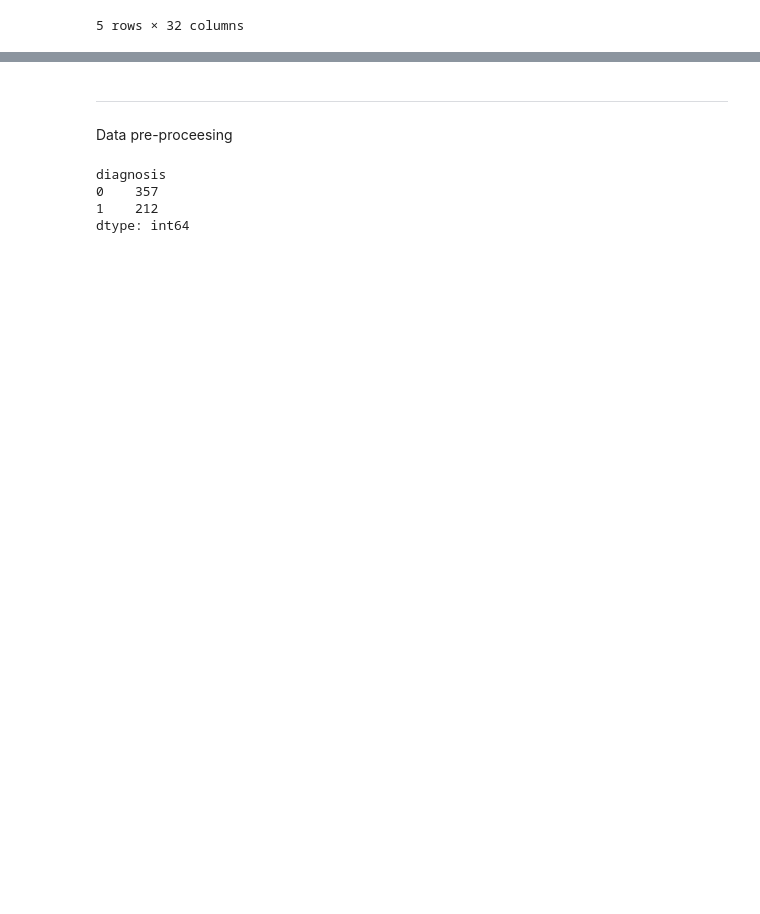
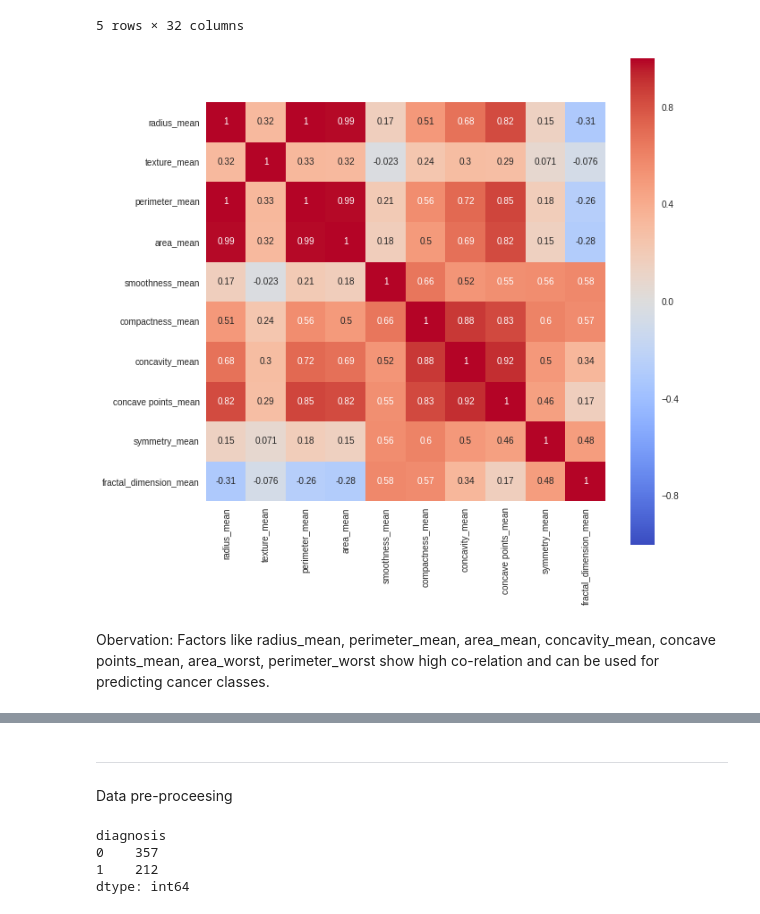
Before and after one commit to riyanagpal24/BreastCancer-SVM, a Jupyter notebook: Breast_cancer.ipynb, the cells around one changed output, grey strips where cells are left out. Drawn from its saved outputs; the diff is of its cells as text; code cells hidden in the pictures; blank space fills up the shorter version.

```diff
--- a/Breast_cancer.ipynb
+++ b/Breast_cancer.ipynb
@@ -26,6 +26,23 @@ data.head()
 | 3 | 84348301 | M | 11.42 | 20.38 | 77.58 | 386.1 | 0.14250 | ... |
 | 4 | 84358402 | M | 20.29 | 14.34 | 135.10 | 1297.0 | 0.10030 | ... |
 5 rows × 32 columns
+# %%
+#Attribute corelation
+
+# red suggests that attributes are correlated with each other.
+# yellow and green suggest some moderate correlation
+# blue shows negative correlations.
+from matplotlib import cm as cm
+
+features_mean= list(data.columns[2:12])
+plt.figure(figsize=(10,10))
+sns.heatmap(data[features_mean].corr(), annot=True, square=True, cmap='coolwarm')
+plt.show()
+# %% [output]
+[figure, added]
+# %% [markdown]
+Obervation:
+Factors like radius_mean, perimeter_mean, area_mean, concavity_mean, concave points_mean, area_worst, perimeter_worst show high co-relation and can be used for predicting cancer classes.
 # %%
 feature_names = ['id','radius_mean', 'perimeter_mean','area_mean', 'concavity_mean', 'concave points_mean', 'area_worst','perimeter_worst']
 cancer = data[feature_names]
```
Also changed, not shown: parts of 8 cells of this notebook.
